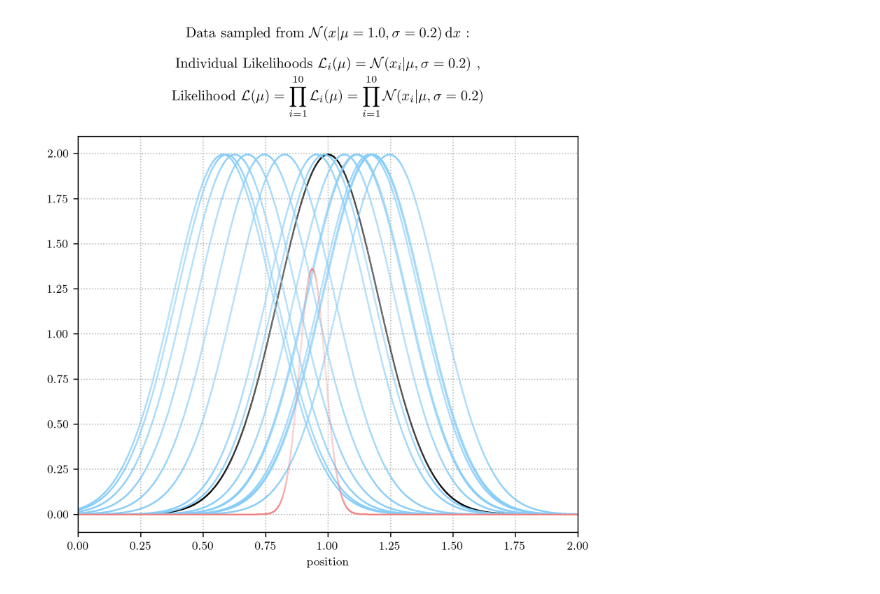
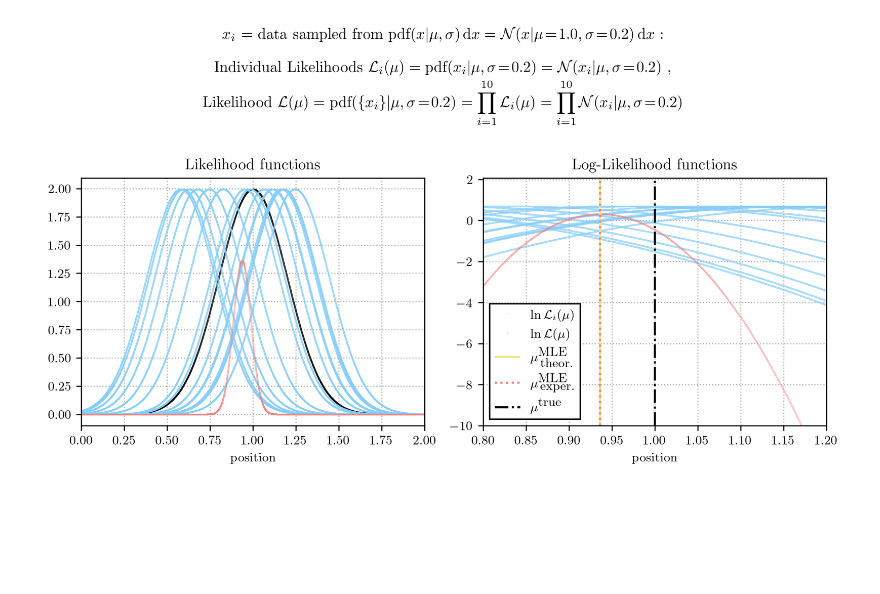
Before and after one commit to Andrea-Pierini/astrostatistics_bicocca_2022-1, a Jupyter notebook: working/L05.ipynb, the cells around one changed output. Saved outputs shown, nothing was run; the diff lists cells and outputs as text; code cells hidden in the pictures; blank space fills up the shorter version.

```diff
--- a/working/L05.ipynb
+++ b/working/L05.ipynb
@@ -60,49 +99,96 @@ def likelihood(var_x, var_mu, var_s=s):
 # %%
-fig , ax = plt.subplots(figsize=(6,6))
+#############################################
+### Plot the various Likelihood functions ###
+#############################################
+
+# fig , ax = plt.subplots(figsize=(6,6))
+
+fig = plt.figure(figsize=(8, 4.5))
+fig.subplots_adjust(
+    hspace = 0.2, # 0.30,
+    left   = 0.0, # 0.10,
+    right  = 0.9, # 0.95,
+    bottom = 0.0, # 0.08,
+    top    = 0.9, # 0.92,
+    wspace = 0.2, # 0.30
+)
+
+ax = fig.add_subplot(121)
 
 ax.set_xlim(0,2)
 ax.set_xlabel('position')
 # ax.set_ylabel(r'$p(x)\,\textup{d}x$')
 ax.grid(ls=':')
 
-# latexstring = '$N = $ {:d} extractions from '.format(N) + r'$\mathcal{N}(\mu=' + '{:.1f}'.format(m) + r',\sigma=' + '{:.1f}'.format(s) + r')$'
-# ax.set_title(latexstring)
+# ---------------------------------------------------------------------------------------
+# plot the data: it is a sampling of the original pdf(x|mu, sigma=fixed)
 
-# ---------------------------------------------------------------------------------
-# plot the data: it is a sampling of the original pdf(x|mu,sigma)
-
-sampling_label = r'Data sampled from $\mathcal{N}(x | \mu=1.0, \sigma=0.2)\,\textup{d}x$ :'
+sampling_label = r'$x_i$ = data sampled from $ \textup{pdf}(x|\mu,\sigma) \, \textup{d}x = \mathcal{N}(x | \mu\!=\!1.0, \sigma\!=\!0.2)\,\textup{d}x$ :'
 
 ax.plot( x_temp, distr_gauss.pdf(x_temp), ls='', c='black', marker='o', markersize=1e-1)  #, label=sampling_label)
 
-# ---------------------------------------------------------------------------------
-# plot some (around 10%) of the individual likelihoods L_i(mu) = pdf(x_i|mu, sigma)
+# ---------------------------------------------------------------------------------------
+# plot the 10 individual likelihoods L_i(mu) = pdf(x_i|mu, sigma=fixed)
 
 x_copy = np.copy(x)
-for x_i in x_copy:   #[::100]:
+for x_i in x_copy:   #[::100]:  when I had many more extractions I plotted only a fraction of the likelihoods.
     ax.plot( var_mu, likelihood_individual(x_i, var_mu), ls='', c='lightskyblue', marker='o', markersize=1e-1 )
 
-likelihoodsss_label = r'Individual Likelihoods $\mathcal{L}_i(\mu) = \mathcal{N}(x_i|\mu, \sigma=0.2) $ ,'
+likelihoodsss_label = r'Individual Likelihoods $\mathcal{L}_i(\mu) = \textup{pdf}(x_i |\mu,\sigma\!=\!0.2) = \mathcal{N}(x_i|\mu, \sigma\!=\!0.2) $ ,'
 
 # ax.plot( var_mu, likelihood_individual(x_i, var_mu), ls='', c='lightskyblue', marker='', markersize=1e-1, label=likelihoods_label)
 
-# ---------------------------------------------------------------------------------
-# plot the total likelihood L(mu) = prod_i^N L_i(mu) = prod_i^N pdf(x_i|mu, sigma)
+# --------------------------------------------------------------------------------------
+# plot the total likelihood L(mu) = prod_i^N L_i(mu) = prod_i^N pdf(x_i|mu, sigma=fixed)
 
-likelihood_label = r'Likelihood $\mathcal{L}(\mu) = { \displaystyle \prod_{i=1}^{10} } \,\mathcal{L}_i(\mu) = { \displaystyle \prod_{i=1}^{10} } \,  \mathcal{N}(x_i|\mu, \sigma=0.2)$'
+likelihood_label = r'Likelihood $\mathcal{L}(\mu) = \textup{pdf} \big( \{ x_i \} | \mu ,\sigma\!=\!0.2 \big) = { \displaystyle \prod_{i=1}^{10} } \,\mathcal{L}_i(\mu) = { \displaystyle \prod_{i=1}^{10} } \,  \mathcal{N}(x_i|\mu, \sigma\!=\!0.2)$'
 ax.plot( var_mu, likelihood(x, var_mu), ls='', c='lightcoral', marker='o', markersize=1e-1)
 
+ax.set_title('Likelihood functions')
+
+# --------------------------------------------------------------------------------------
+# Redo the plots but for log-likelihoods
+
+ax = fig.add_subplot(122)
+ax.set_xlim(0.8,1.2)
+ymax = 3*max( np.max(np.log(likelihood(x, var_mu))), np.max(np.log(distr_gauss.pdf(x_temp))) )
+ax.set_ylim(-10, ymax)
+ax.set_xlabel('position')
+ax.grid(ls=':')
+
+for i, x_i in enumerate(x_copy):
+    if i==0:
+        ax.plot( var_mu, np.log(likelihood_individual(x_i, var_mu)), ls='', c='lightskyblue', marker='o', markersize=1e-1, label=r'$\textup{ln}\,\mathcal{L}_i(\mu)$')
+    else:
+        ax.plot( var_mu, np.log(likelihood_individual(x_i, var_mu)), ls='', c='lightskyblue', marker='o', markersize=1e-1)
+
+ax.plot( var_mu, np.log(likelihood(x, var_mu)), ls='', c='lightcoral', marker='o', markersize=1e-1, label=r'$\textup{ln}\,\mathcal{L}(\mu)$')
+
+ax.vlines(MLE_theor, ymin=-10, ymax=ymax, ls='-', color='khaki', label=r'$\mu^{\textup{MLE}}_{\,\textup{theor.}}$')
+ax.vlines(MLE_theor+ERR_theor, ymin=10, ymax=ymax, ls='--', color='khaki')
+ax.vlines(MLE_theor-ERR_theor, ymin=10, ymax=ymax, ls='--', color='khaki')
+ax.vlines(MLE_exper, ymin=-10, ymax=ymax, ls=':', color='lightcoral', label=r'$\mu^{\textup{MLE}}_{\,\textup{exper.}}$')
+ax.vlines(1, ymin=-10, ymax=ymax, ls='-.', color='black', label=r'$\mu^{\textup{true}}$')
+
+
+ax.legend(frameon=True, framealpha=1, fancybox=False, edgecolor='black', loc=3)
+
+ax.set_title('Log-Likelihood functions')
+
+
+# --------------------------------------------------------------------------------------
+# Utility: legend, maketitle, savefigure...
 
 # ax.legend(frameon=True, framealpha=1, fancybox=False, edgecolor='black', loc=5)
-
-ax.set_title( sampling_label + '\n\n' + likelihoodsss_label + '\n' + likelihood_label + '\n')
+# ax.set_title( sampling_label + '\n\n' + likelihoodsss_label + '\n' + likelihood_label + '\n')
+fig.suptitle( sampling_label + '\n\n' + likelihoodsss_label + '\n' + likelihood_label + '\n')
 
 # do we want to save the figure?
 fig.tight_layout()
 if False:
     if current_pwd[-6:] == 'GitHub':
-        fig.savefig('./working/L05_images/L05_Likelihood_plots.pdf', bbox_inches='tight')
+        fig.savefig('./working/L05_images/L05_Likelihood_LogLikelihood_plots.pdf', bbox_inches='tight')
     elif current_pwd[-14:] == 'GitHub\working':
-        fig.savefig('./L05_images/L05_Likelihood_plots.pdf', bbox_inches='tight')
+        fig.savefig('./L05_images/L05_Likelihood_LogLikelihood_plots.pdf', bbox_inches='tight')
 # %% [output]
-[figure, old version]
+[figure, new version]
```
Also changed, not shown: parts of 8 cells of this notebook, 2 other files.
